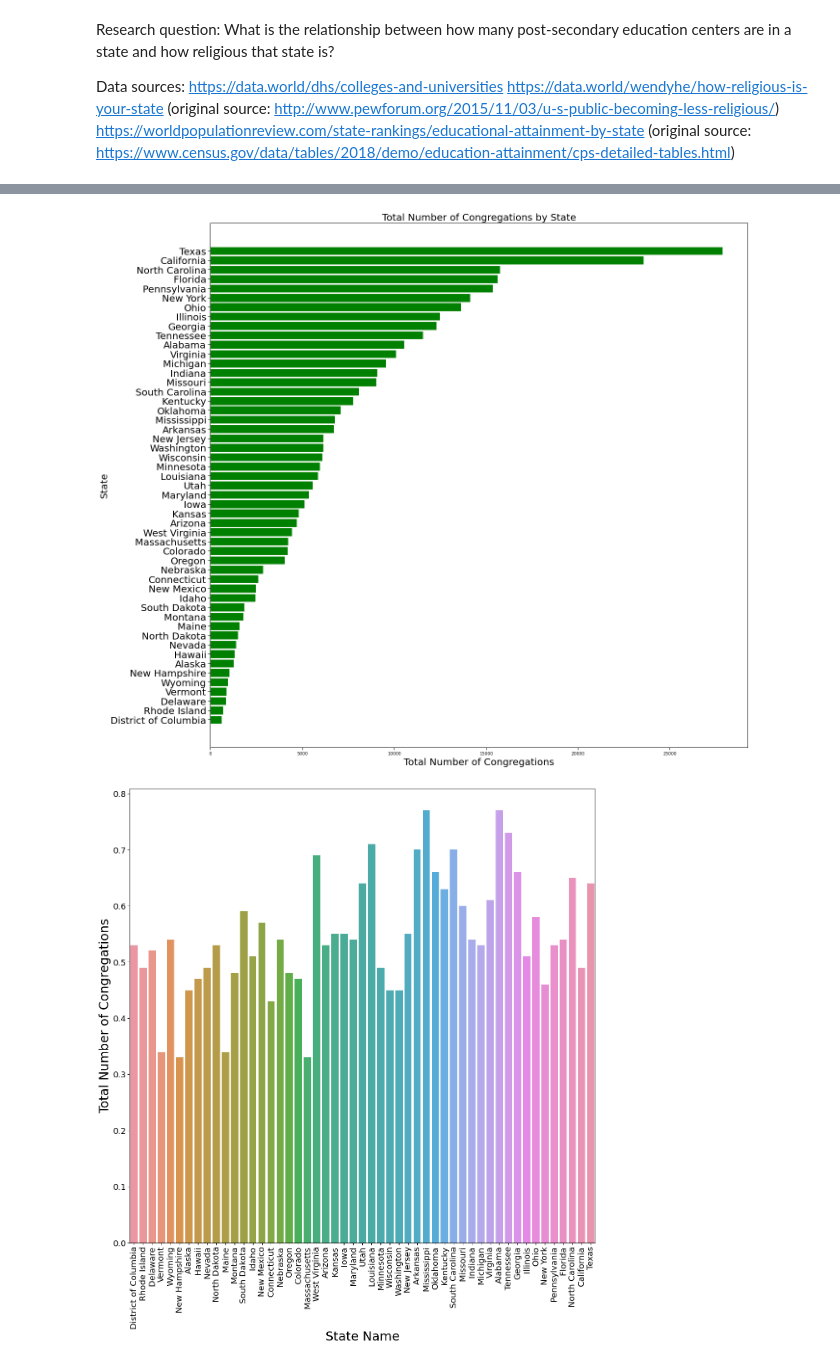
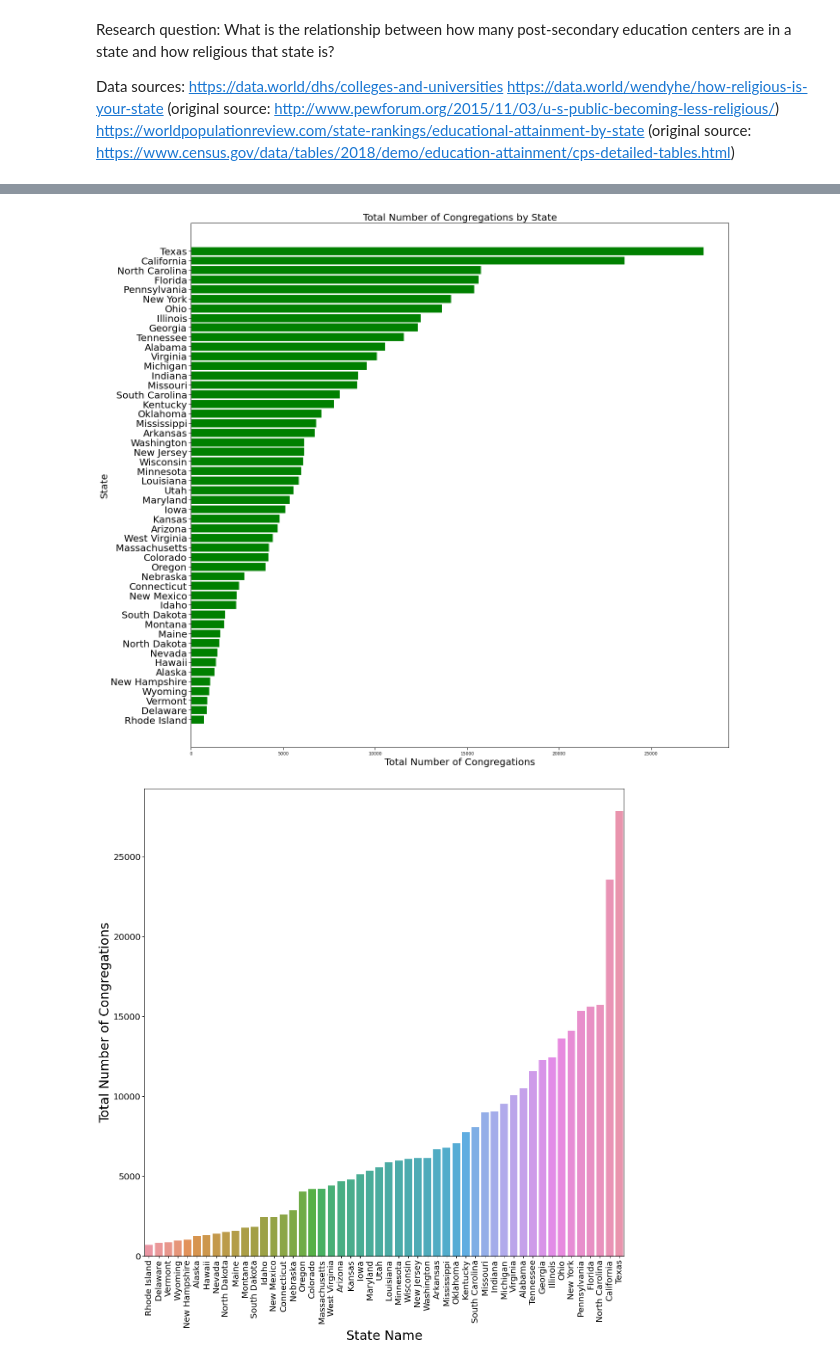
Before and after one commit to kirakirakira/Code-Louisville-Data-Science-Project, a Jupyter notebook: Education and Religion.ipynb, the cells around one changed output, grey strips where cells are left out. Saved outputs shown, nothing was run; the diff lists cells and outputs as text; code cells hidden in the pictures.

Commit message:
made more plots!

```diff
--- a/Education and Religion.ipynb
+++ b/Education and Religion.ipynb
@@ -145,6 +162,8 @@ rel_df = rel_df.rename(columns={'State Name': 'State'})
 # %%
 all_df = rel_df.merge(education_df, on = ['State'])
 
+all_df = all_df.merge(school_summary_df, on = ['State'])
+
 all_df
 # %% [output]
 |  | State | Total Number of Congregations | Total Number of Adherents | Rates of Adherence per 1,000 Popu... | Unnamed: 4 | ... |
@@ -165,5 +184,5 @@ all_df
 | 48 | Wisconsin | 6078 | 3047442 | 535.86 | 0.53586 | ... |
 | 49 | Wyoming | 948 | 223074 | 395.78 | 0.39578 | ... |
 # %%
-df2 = rel_df.sort_values('Total Number of Congregations')
+df2 = all_df.sort_values('Total Number of Congregations')
 df2
@@ -171,14 +208,9 @@ df2
 import matplotlib.pyplot as plt
 
 frequencies = df2['Total Number of Congregations']
-x_labels = df2['State Name']
+x_labels = df2['State']
 
 plt.figure(figsize=(20, 20))
-# fig = frequencies.plot(kind='bar')
-# fig.set_title('Number of Congregations by State')
-# fig.set_xlabel('State')
-# fig.set_ylabel('Number')
-# fig.set_xticklabels(x_labels)
 
 plt.barh(range(len(frequencies)), frequencies, color="green",
      edgecolor='green', tick_label=x_labels)
@@ -188,23 +220,23 @@ plt.xlabel('Total Number of Congregations', fontsize=20)
 plt.title('Total Number of Congregations by State', fontsize=20)
 plt.show()
 # %% [output]
-[figure, old version]
+[figure, new version]
 # %%
 import seaborn as sns
 
 sns.set_context('paper')
 
 plt.figure(figsize=(20, 20))
 
-b = sns.barplot(x="State Name", y = "Total Number of Congregations", data = df2)
+b = sns.barplot(x="State", y = "Total Number of Congregations", data = df2)
 plt.xticks(rotation=90, fontsize=20)
 plt.yticks(fontsize=20)
 b.set_xlabel("State Name", fontsize=30)
 b.set_ylabel("Total Number of Congregations", fontsize=30)
 
 plt.show()
 # %% [output]
-[figure, old version]
+[figure, new version]
 # %%
 df3 = df2.sort_values('% of Adults Who Are Highly Religious')
 
```
Also changed, not shown: parts of 6 cells of this notebook.
